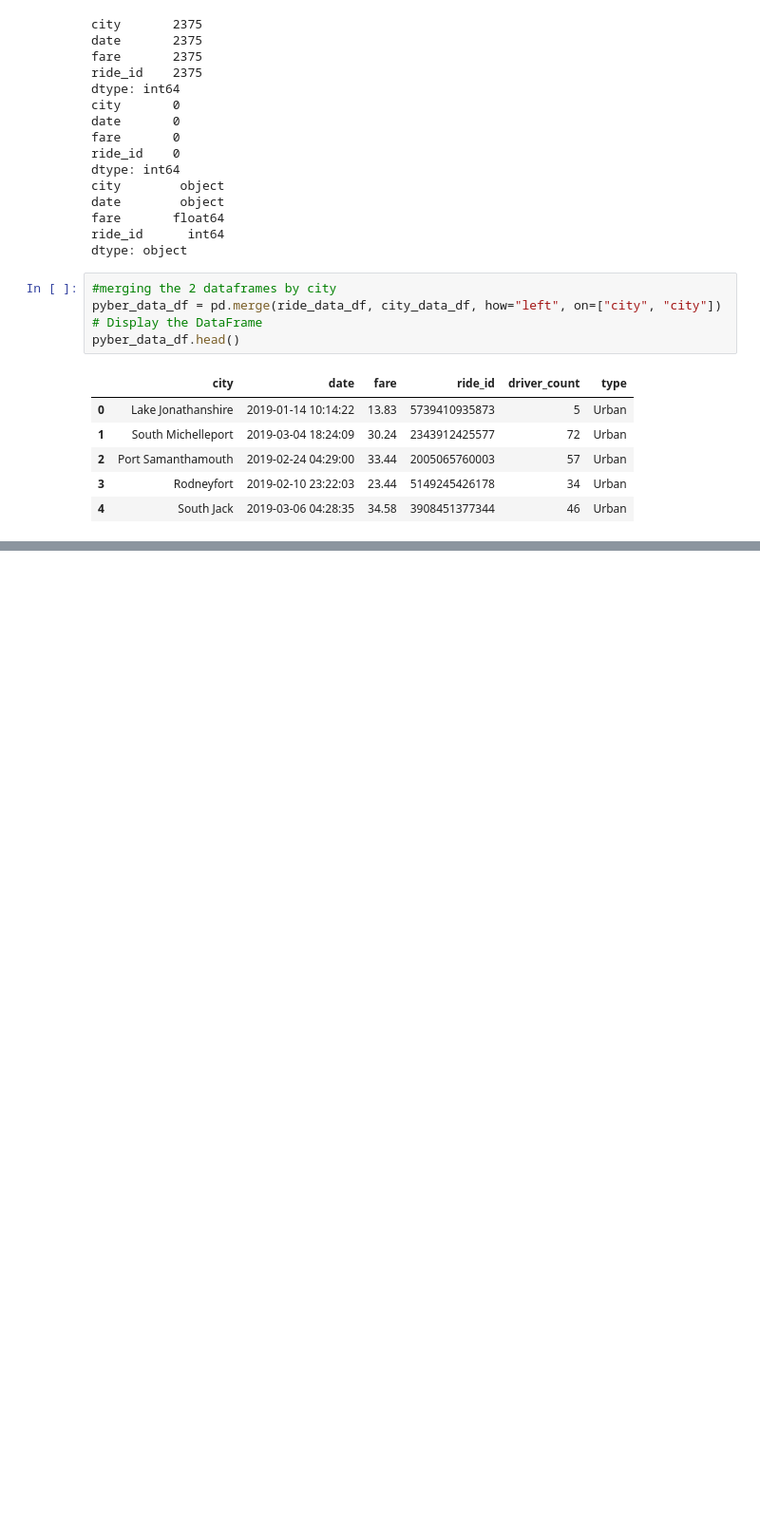
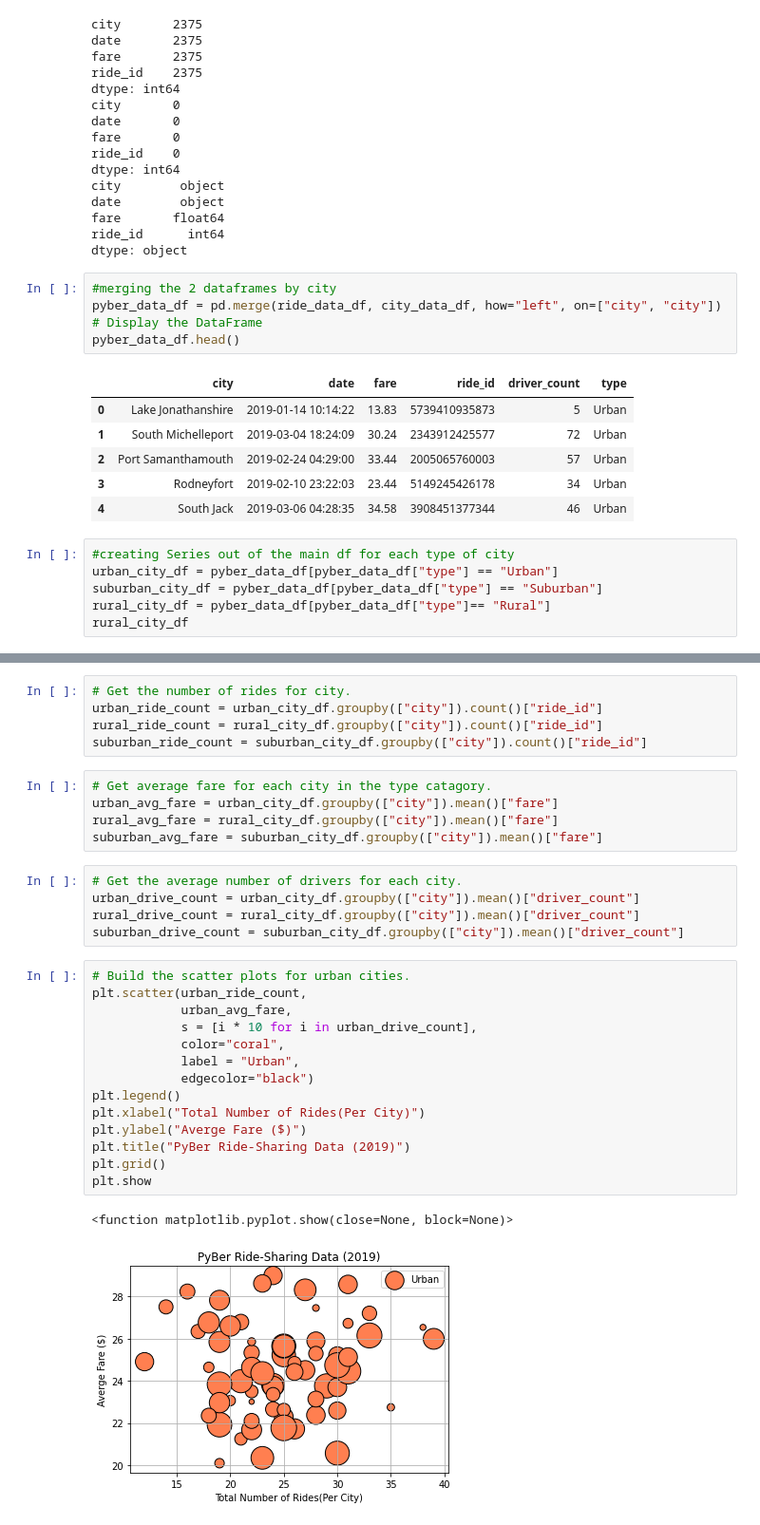
Before and after one commit to Iffadanwar/PyBer_Analysis, a Jupyter notebook: PyBer.ipynb, the cells around one changed output, grey strips where cells are left out. Shown at 95% size. Saved outputs shown, nothing was run; the diff lists cells and outputs as text; blank space fills up the shorter version.

Commit message:
adding graphs

```diff
--- a/PyBer.ipynb
+++ b/PyBer.ipynb
@@ -102,3 +102,9 @@ pyber_data_df.head()
 | 2 | Port Samanthamouth | 2019-02-24 04:29:00 | 33.44 | 2005065760003 | 57 | Urban |
 | 3 | Rodneyfort | 2019-02-10 23:22:03 | 23.44 | 5149245426178 | 34 | Urban |
 | 4 | South Jack | 2019-03-06 04:28:35 | 34.58 | 3908451377344 | 46 | Urban |
+# %%
+#creating Series out of the main df for each type of city
+urban_city_df = pyber_data_df[pyber_data_df["type"] == "Urban"]
+suburban_city_df = pyber_data_df[pyber_data_df["type"] == "Suburban"]
+rural_city_df = pyber_data_df[pyber_data_df["type"]== "Rural"]
+rural_city_df
@@ -104,0 +125,32 @@ pyber_data_df.head()
+# %%
+# Get the number of rides for city.
+urban_ride_count = urban_city_df.groupby(["city"]).count()["ride_id"]
+rural_ride_count = rural_city_df.groupby(["city"]).count()["ride_id"]
+suburban_ride_count = suburban_city_df.groupby(["city"]).count()["ride_id"]
+# %%
+# Get average fare for each city in the type catagory.
+urban_avg_fare = urban_city_df.groupby(["city"]).mean()["fare"]
+rural_avg_fare = rural_city_df.groupby(["city"]).mean()["fare"]
+suburban_avg_fare = suburban_city_df.groupby(["city"]).mean()["fare"]
+# %%
+# Get the average number of drivers for each city.
+urban_drive_count = urban_city_df.groupby(["city"]).mean()["driver_count"]
+rural_drive_count = rural_city_df.groupby(["city"]).mean()["driver_count"]
+suburban_drive_count = suburban_city_df.groupby(["city"]).mean()["driver_count"]
+# %%
+# Build the scatter plots for urban cities.
+plt.scatter(urban_ride_count,
+            urban_avg_fare,
+            s = [i * 10 for i in urban_drive_count],
+            color="coral",
+            label = "Urban",
+            edgecolor="black")
+plt.legend()
+plt.xlabel("Total Number of Rides(Per City)")
+plt.ylabel("Averge Fare ($)")
+plt.title("PyBer Ride-Sharing Data (2019)")
+plt.grid()
+plt.show
+# %% [output]
+<function matplotlib.pyplot.show(close=None, block=None)>
+[figure, added]
```
Also changed, not shown: parts of 4 cells of this notebook, 1 other file.
